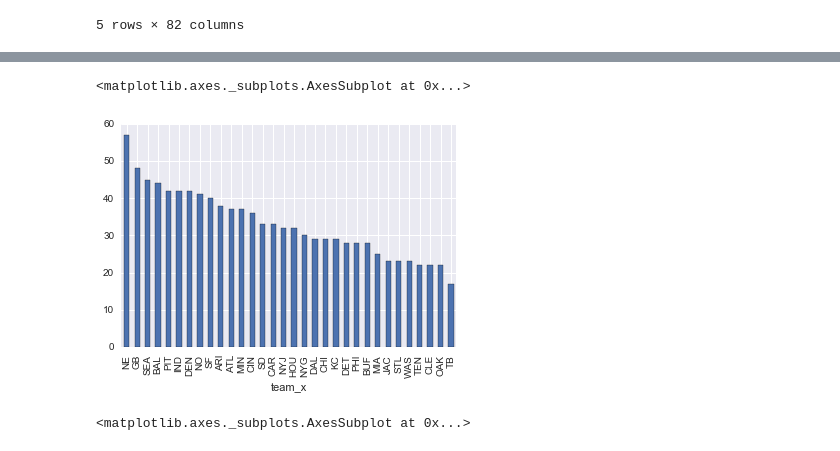
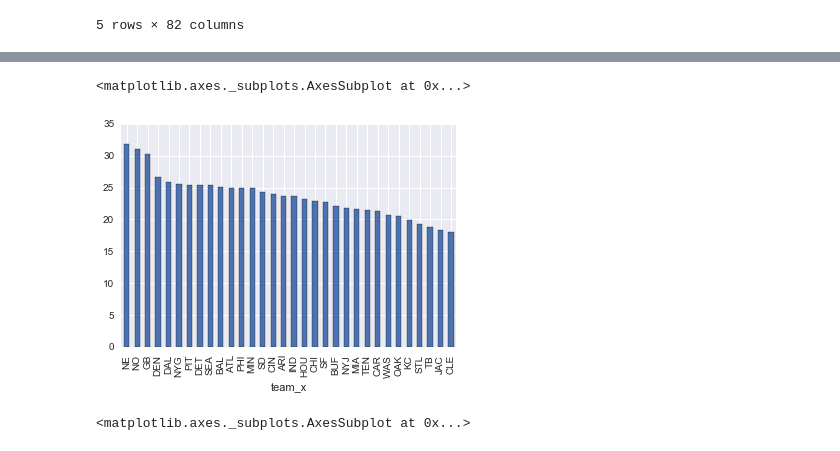
Before and after one commit to Richarddea/Richard-Dea-Projects, a Jupyter notebook: Capstone/Capstone Cleaning.ipynb, the cells around one changed output, grey strips where cells are left out. Cells and saved outputs as stored; diff of their text form; code cells hidden in the pictures.

```diff
--- a/Capstone/Capstone Cleaning.ipynb
+++ b/Capstone/Capstone Cleaning.ipynb
@@ -482,3 +499,0 @@ final_df_copy.select(lambda x: not re.search('defense(.*?)yds', x), axis=1).head
-# %%
-import re
-final_df_3 = final_df_copy.select(lambda x: not re.search('fumbles(.*?)', x), axis=1)
@@ -499,2 +514,8 @@ final_df_3.shape
+# %%
+import re
+final_df_3 = final_df_3.select(lambda x: not re.search('defense(.*?)yds', x), axis=1)
+# %%
+import re
+final_df_3 = final_df_3.select(lambda x: not re.search('fumbles(.*?)', x), axis=1)
 # %%
 #final_df_3.to_csv('final_df_3.csv')
@@ -501,8 +566,8 @@ final_df_3.shape
 # %%
-final_df_3.groupby(['team_x'])['winner'].sum().sort_values(ascending=False).plot(kind='bar')
+final_df_3.groupby(['team_x'])['score_x'].mean().sort_values(ascending=False).plot(kind='bar')
 # %% [output]
 <matplotlib.axes._subplots.AxesSubplot at 0x...>
-[figure, old version]
+[figure, new version]
 # %%
 final_df_3.groupby(['winner'])['score_x','score_y'].mean().plot(kind='bar')
 # %% [output]
```
Also changed, not shown: parts of 23 cells of this notebook, 3 other files.
